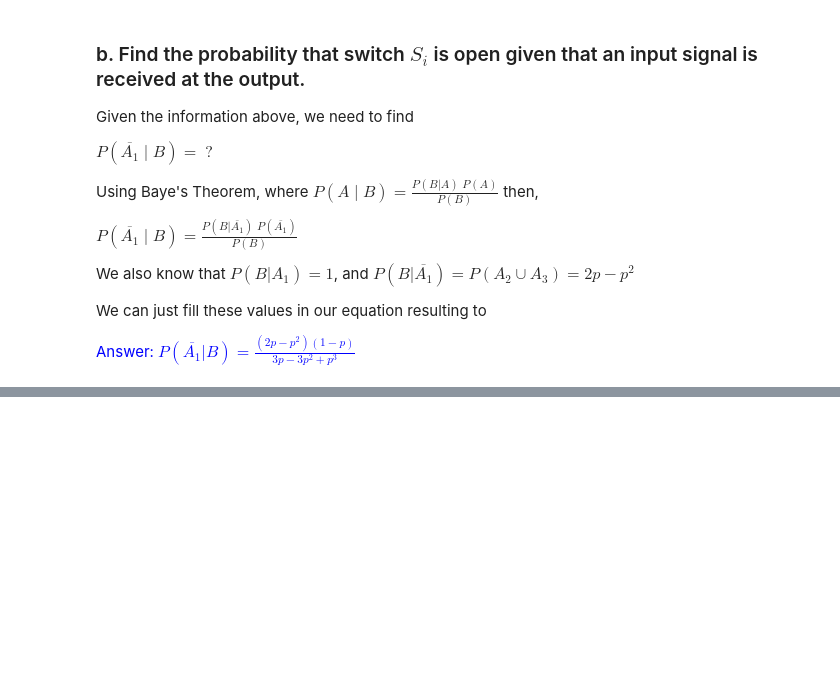
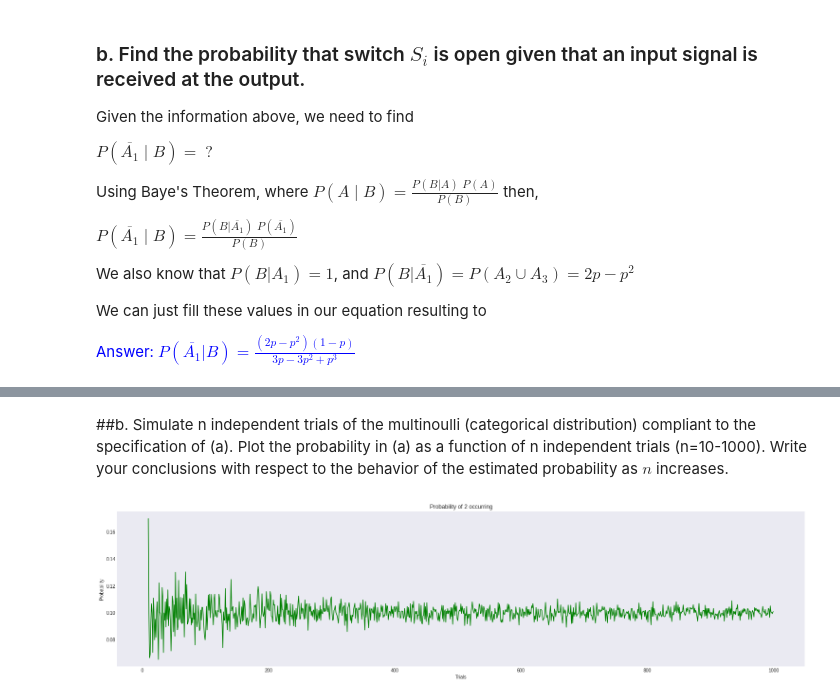
Before and after one commit to yumeean/CS482, a Jupyter notebook: Homework1_ig62.ipynb, the cells around one changed output, grey strips where cells are left out. Drawn from its saved outputs; the diff is of its cells as text; code cells hidden in the pictures; blank space fills up the shorter version.

```diff
--- a/Homework1_ig62.ipynb
+++ b/Homework1_ig62.ipynb
@@ -116,0 +125,19 @@ We can just fill these values in our equation resulting to
+# %%
+import numpy as np
+import matplotlib.pyplot as plt
+import random
+
+
+k = 10
+n = 1000
+counter = 0
+for i in range(n):
+  numbers = np.random.randint(1,11,10)
+  #print(numbers)
+  for number in numbers:
+    if number == 2:
+      counter += 1
+
+p = counter/(k * n)
+
+print("The probability of outcome \"2\" after 1000 trials is " + str(p))
@@ -116,0 +152,31 @@ We can just fill these values in our equation resulting to
+# %% [markdown]
+##b. Simulate n independent trials of the multinoulli (categorical distribution) compliant to the specification of (a). Plot the probability in (a) as a function of n independent trials (n=10-1000). Write your conclusions with respect to the behavior of the estimated probability as $n$ increases.
+# %%
+import numpy as np
+import matplotlib.pyplot as plt
+
+p_list = []
+t_list = []
+
+min = 10
+max = 1000
+
+for i in range(min, max + 1):
+  counter = 0
+  for j in range(i):
+    numbers = np.random.randint(1,11,10)
+    for number in numbers:
+      if number == 2:
+        counter += 1
+
+  p = counter/(k * i)
+  p_list.append(p)
+  t_list.append(i)
+
+plt.plot(t_list, p_list, color='green')
+plt.xlabel("Trials")
+plt.ylabel("Probability")
+plt.title("Probability of 2 occurring")
+plt.show()
+# %% [output]
+[figure, added]
```
Also changed, not shown: parts of 10 cells of this notebook.
